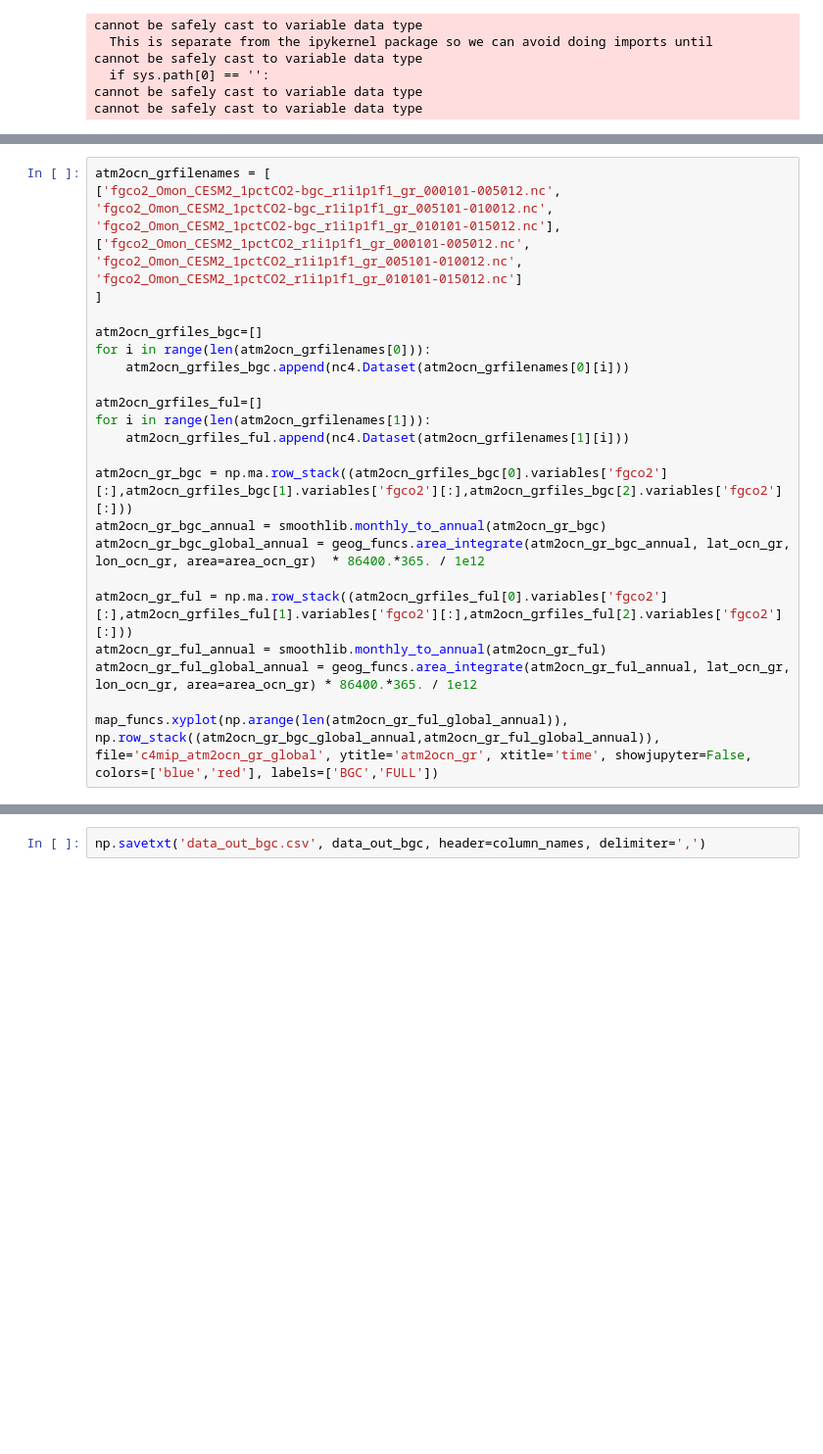
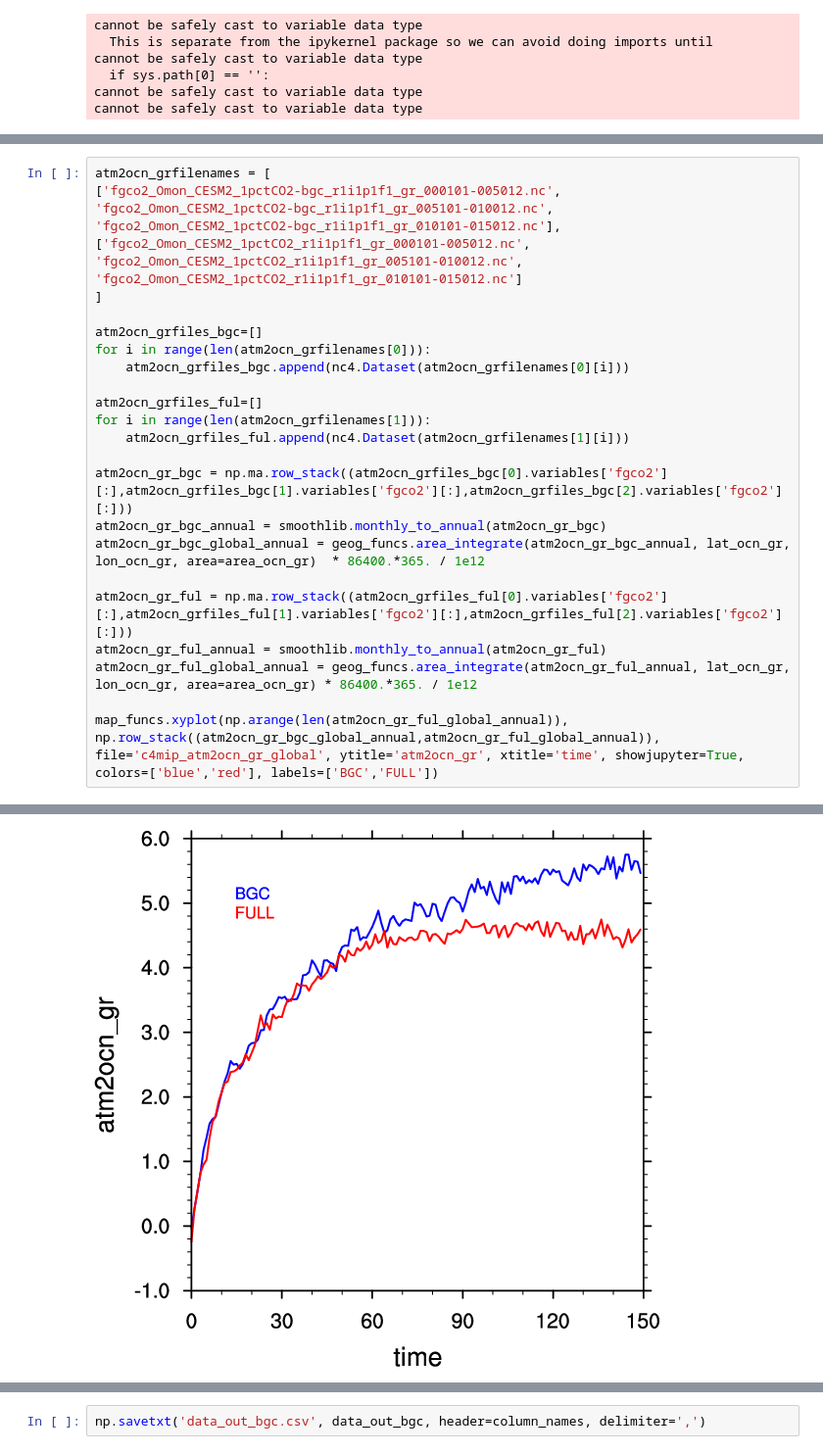
Before and after one commit to ckoven/cesm2_c4mip, a Jupyter notebook: cesm_c4mip.ipynb, the cells around one changed output, grey strips where cells are left out. Shown at 98% size. Saved outputs shown, nothing was run; the diff lists cells and outputs as text; blank space fills up the shorter version.

```diff
--- a/cesm_c4mip.ipynb
+++ b/cesm_c4mip.ipynb
@@ -182,7 +188,7 @@ atm2ocn_gr_ful = np.ma.row_stack((atm2ocn_grfiles_ful[0].variables['fgco2'][:],a
 atm2ocn_gr_ful_annual = smoothlib.monthly_to_annual(atm2ocn_gr_ful)
 atm2ocn_gr_ful_global_annual = geog_funcs.area_integrate(atm2ocn_gr_ful_annual, lat_ocn_gr, lon_ocn_gr, area=area_ocn_gr) * 86400.*365. / 1e12
 
-map_funcs.xyplot(np.arange(len(atm2ocn_gr_ful_global_annual)), np.row_stack((atm2ocn_gr_bgc_global_annual,atm2ocn_gr_ful_global_annual)), file='c4mip_atm2ocn_gr_global', ytitle='atm2ocn_gr', xtitle='time', showjupyter=False, colors=['blue','red'], labels=['BGC','FULL'])
+map_funcs.xyplot(np.arange(len(atm2ocn_gr_ful_global_annual)), np.row_stack((atm2ocn_gr_bgc_global_annual,atm2ocn_gr_ful_global_annual)), file='c4mip_atm2ocn_gr_global', ytitle='atm2ocn_gr', xtitle='time', showjupyter=True, colors=['blue','red'], labels=['BGC','FULL'])
 # %% [output]
 cannot be safely cast to variable data type
 cannot be safely cast to variable data type
@@ -189,3 +196,4 @@ cannot be safely cast to variable data type
+[figure, added]
 # %%
 atm2ocn_gnfilenames = [
 ['fgco2_Omon_CESM2_1pctCO2-bgc_r1i1p1f1_gn_000101-005012.nc',
```
Also changed, not shown: parts of 12 cells of this notebook.
